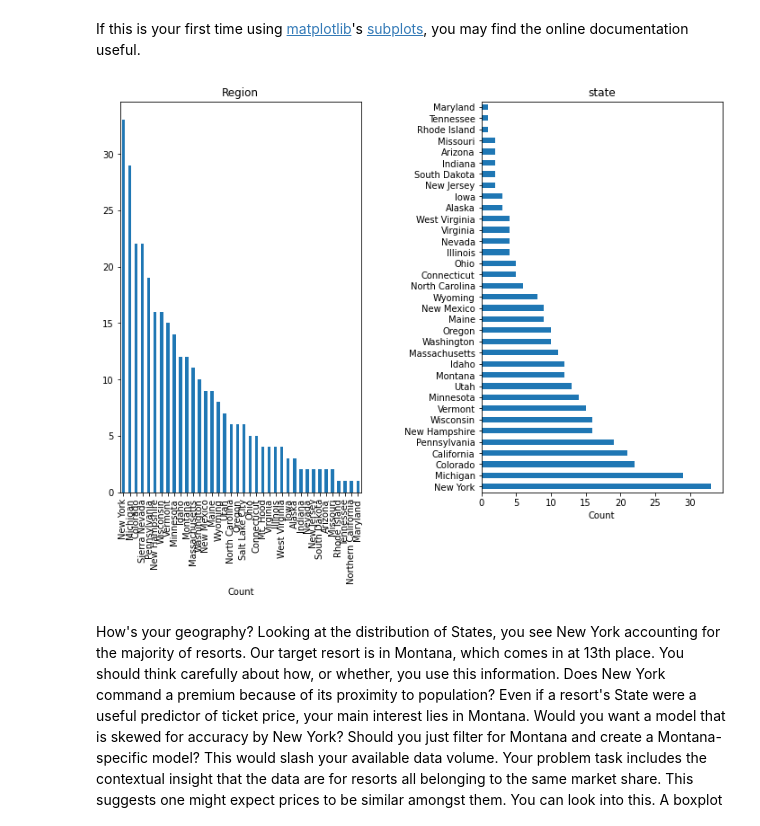
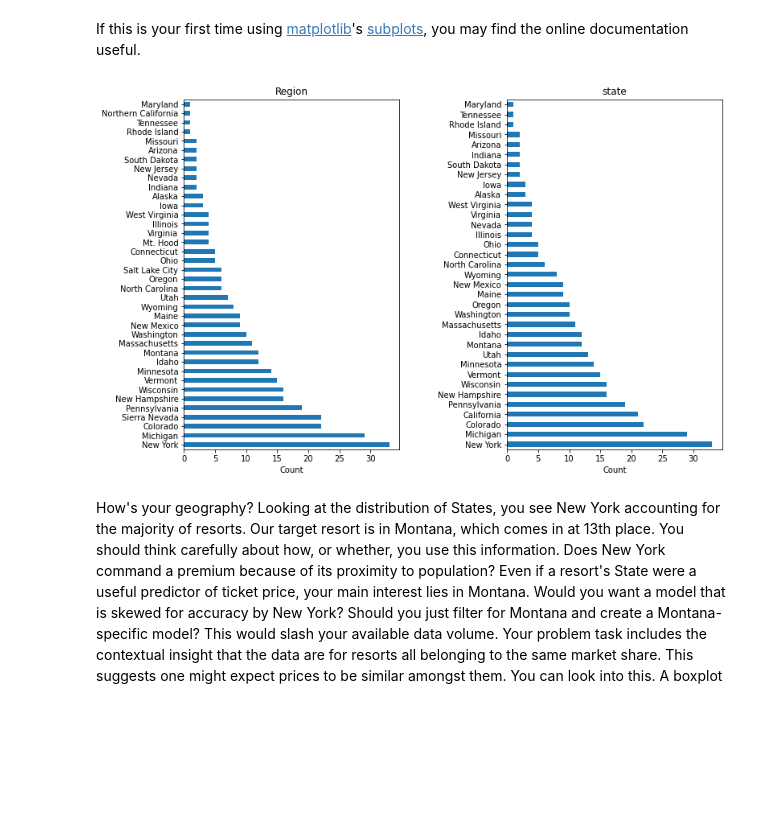
Before and after one commit to somayehY/DataScienceBootCamp, a Jupyter notebook: Capstone/Notebooks/02_data_wrangling.ipynb, the cells around one changed output. Cells and saved outputs as stored; diff of their text form; code cells hidden in the pictures; blank space fills up the shorter version.

```diff
--- a/Capstone/Notebooks/02_data_wrangling.ipynb
+++ b/Capstone/Notebooks/02_data_wrangling.ipynb
@@ -364,26 +363,26 @@ If this is your first time using [matplotlib](https://matplotlib.org/3.2.2/index
 # %%
 #Code task 13#
 #Create two subplots on 1 row and 2 columns with a figsize of (12, 8)
 fig, ax = plt.subplots(1, 2, figsize=(12,8))
 #Specify a horizontal barplot ('barh') as kind of plot (kind=)
-ski_data.Region.value_counts().plot(kind="bar", ax=ax[0])
+ski_data.Region.value_counts().plot(kind="barh", ax=ax[0])
 #Give the plot a helpful title of 'Region'
 ax[0].set_title("Region")
 #Label the xaxis 'Count'
 ax[0].set_xlabel("Count")
 #Specify a horizontal barplot ('barh') as kind of plot (kind=)
 ski_data.state.value_counts().plot(kind="barh", ax=ax[1])
 #Give the plot a helpful title of 'state'
 ax[1].set_title("state")
 #Label the xaxis 'Count'
 ax[1].set_xlabel("Count")
 #Give the subplots a little "breathing room" with a wspace of 0.5
 plt.subplots_adjust(wspace= 0.5);
 #You're encouraged to explore a few different figure sizes, orientations, and spacing here
 # as the importance of easy-to-read and informative figures is frequently understated
 # and you will find the ability to tweak figures invaluable later on
 # %% [output]
-[figure, old version]
+[figure, new version]
 # %% [markdown]
 How's your geography? Looking at the distribution of States, you see New York accounting for the majority of resorts. Our target resort is in Montana, which comes in at 13th place. You should think carefully about how, or whether, you use this information. Does New York command a premium because of its proximity to population? Even if a resort's State were a useful predictor of ticket price, your main interest lies in Montana. Would you want a model that is skewed for accuracy by New York? Should you just filter for Montana and create a Montana-specific model? This would slash your available data volume. Your problem task includes the contextual insight that the data are for resorts all belonging to the same market share. This suggests one might expect prices to be similar amongst them. You can look into this. A boxplot grouped by State is an ideal way to quickly compare prices. Another side note worth bringing up here is that, in reality, the best approach here definitely would include consulting with the client or other domain expert. They might know of good reasons for treating states equivalently or differently. The data scientist is rarely the final arbiter of such a decision. But here, you'll see if we can find any supporting evidence for treating states the same or differently.
 # %% [markdown]
```
Also changed, not shown: parts of 15 cells of this notebook.
